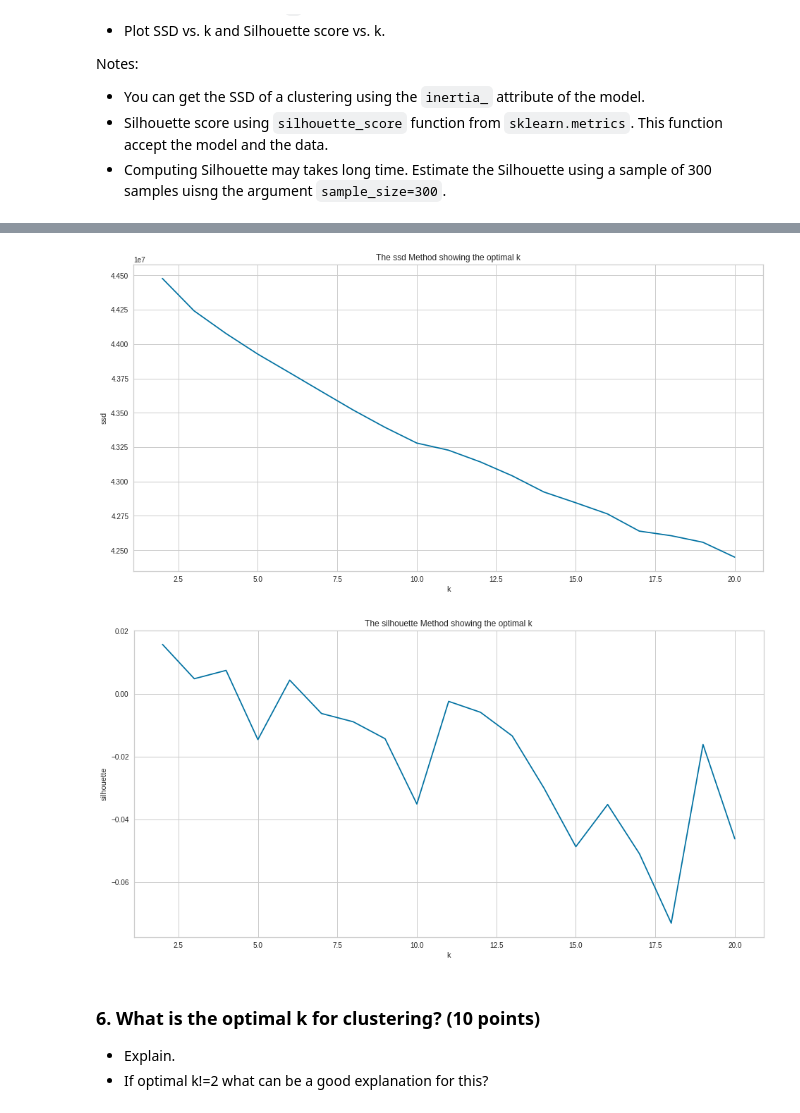
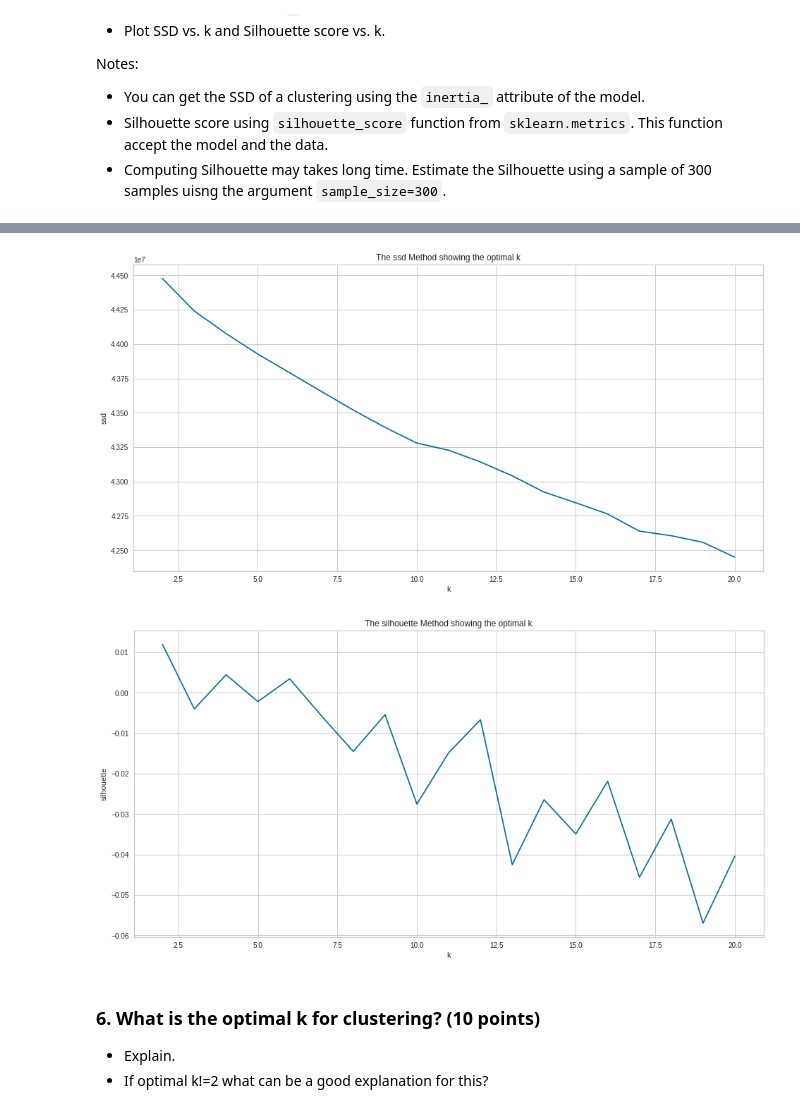
Before and after one commit to orenfix10/ML-project1, a Jupyter notebook: Main.ipynb, the cells around one changed output, grey strips where cells are left out. Drawn from its saved outputs; the diff is of its cells as text; code cells hidden in the pictures.

```diff
--- a/Main.ipynb
+++ b/Main.ipynb
@@ -337,0 +297,43 @@ silhouette_avg
+# %%
+ssd = [44477662.832418874,
+ 44241419.564299986,
+ 44077189.44865186,
+ 43927209.768963166,
+ 43792104.433656335,
+ 43655876.711677045,
+ 43520533.771585345,
+ 43394532.93274085,
+ 43280054.70597979,
+ 43227893.46031293,
+ 43142919.41735421,
+ 43042078.82137612,
+ 42923840.69779912,
+ 42845615.31025791,
+ 42764416.761989094,
+ 42639315.147493504,
+ 42605936.90156947,
+ 42558078.681778476,
+ 42449703.19566849]
+# %%
+silhouette_avg = [0.011988444453957834,
+ -0.003973613622992818,
+ 0.0044747380024900375,
+ -0.0021501397810353077,
+ 0.003476788943346024,
+ -0.005681422224146521,
+ -0.014480733453388576,
+ -0.005392332643782631,
+ -0.02751479792608657,
+ -0.01480881228405608,
+ -0.006648397999643552,
+ -0.042492219952976085,
+ -0.026432371216615985,
+ -0.034902720216191355,
+ -0.02185839279372345,
+ -0.045625290189595,
+ -0.03123935927885152,
+ -0.05696580840619937,
+ -0.04042224059152031]
+# %%
+for i in range(2,21):
+  print(f"when k={i} the ssd value is {ssd[i-2]}, the silhouette value is {silhouette_avg[i-2]}")
@@ -338,16 +360,15 @@ silhouette_avg
 # %%
 K = [i for i in range(2,21)]
 for f,n in [(ssd,"ssd"),(silhouette_avg,"silhouette")]:
   plt.figure(figsize=(16,8))
   plt.plot(K, f, 'bx-')
-  count+=1
   plt.xlabel('k')
   plt.ylabel(n)
   plt.title(f'The {n} Method showing the optimal k')
   plt.show()
 # %% [output]
 [figure]
-[figure, old version]
+[figure, new version]
 # %% [markdown]
 ### 6. What is the optimal k for clustering? (10 points)
 
```
Also changed, not shown: parts of 32 cells of this notebook.
